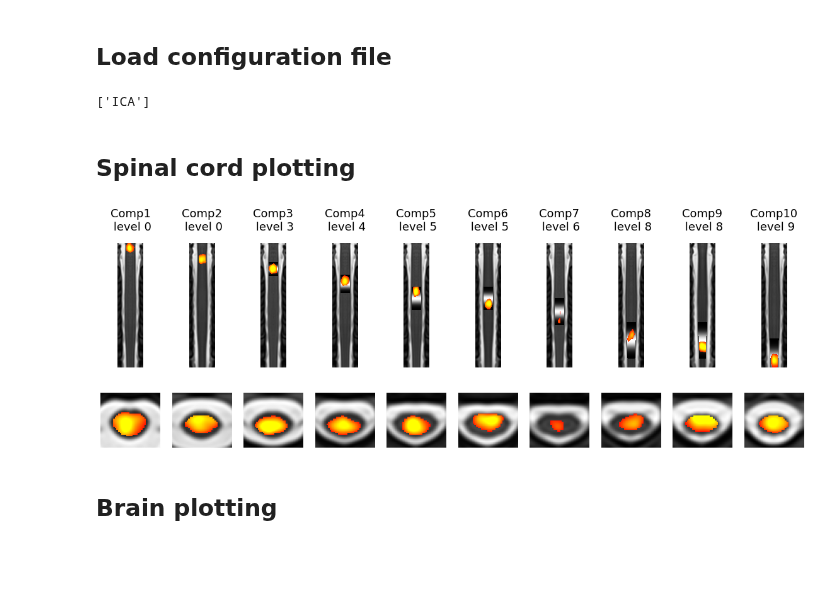
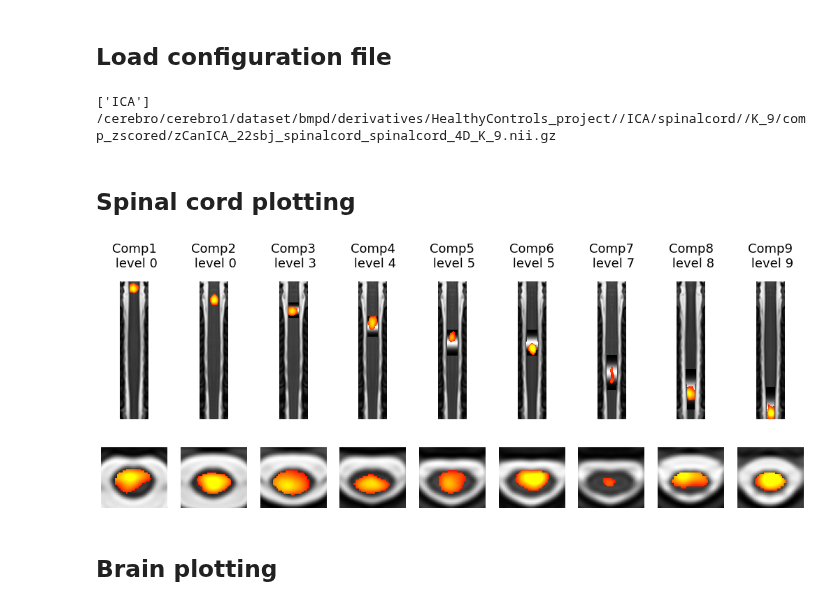
Before and after one commit to NawalK/hc_project_analyses, a Jupyter notebook: notebook/plotting_br_sc.ipynb, the cells around one changed output. Cells and saved outputs as stored; diff of their text form; code cells hidden in the pictures; blank space fills up the shorter version.

```diff
--- a/notebook/plotting_br_sc.ipynb
+++ b/notebook/plotting_br_sc.ipynb
@@ -15,15 +18,16 @@ from compute_similarity import compute_similarity
 with open('../config/config_CL.json') as config_file:
     config = json.load(config_file)
 # %%
-plotting = Plotting(config,10,['ICA']) # "'ICA'" or "iCAP" or ['ICA','iCAP']
+plotting = Plotting(config,9,['ICA']) # "'ICA'" or "iCAP" or ['ICA','iCAP']
 # %% [output]
 ['ICA']
+/cerebro/cerebro1/dataset/bmpd/derivatives/HealthyControls_project//ICA/spinalcord//K_9/comp_zscored/zCanICA_22sbj_spinalcord_spinalcord_4D_K_9.nii.gz
 # %% [markdown]
 ## Spinal cord plotting
 # %%
-plotting.sc_plot(show_spinal_levels=True,k_per_line=10,lthresh="auto",perc_thresh=95,save_results=False)
+plotting.sc_plot(show_spinal_levels=True,k_per_line=9,lthresh="auto",perc_thresh=95,save_results=False)
 # %% [output]
-[figure, old version]
+[figure, new version]
 # %% [markdown]
 ## Brain plotting
 # %%
```
Also changed, not shown: parts of 1 cell of this notebook, 8 other files.
